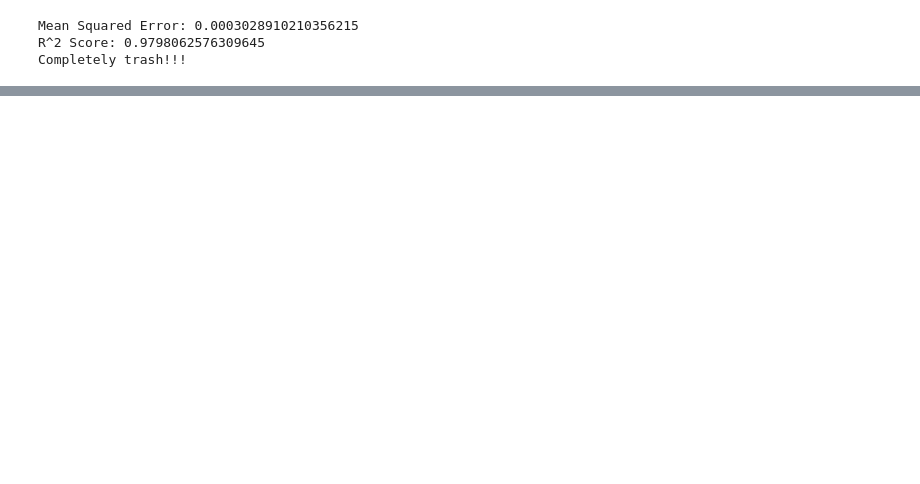
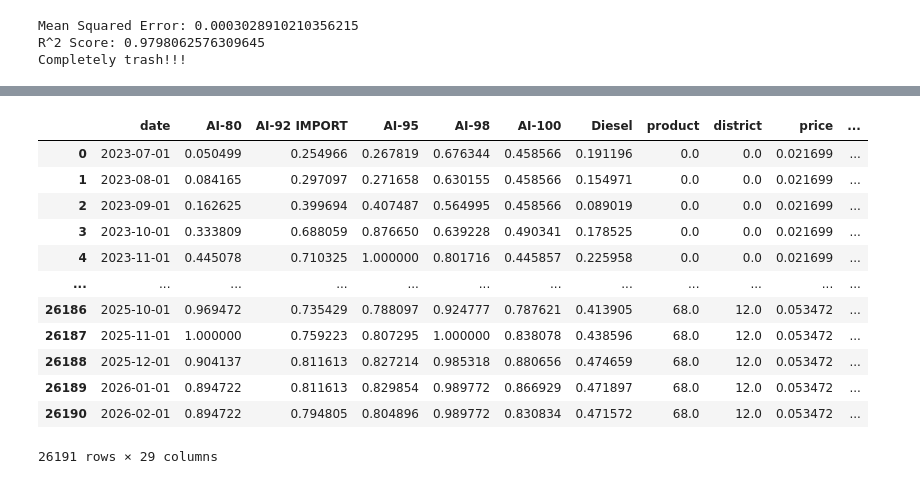
Before and after one commit to yusufjonc07/ML-learning, a Jupyter notebook: food_price/FoodTashkent.ipynb, the cells around one changed output, grey strips where cells are left out. Drawn from its saved outputs; the diff is of its cells as text; code cells hidden in the pictures; blank space fills up the shorter version.

```diff
--- a/food_price/FoodTashkent.ipynb
+++ b/food_price/FoodTashkent.ipynb
@@ -454,5 +453,5 @@ merged_df.head()
 # %%
-from utils.curr_scrap import download_cbu_exchange_rates
+from utils.currency import load_currency_rates
 
-for year in YEARS:
-    download_cbu_exchange_rates(year, "datasets/cbu")
+curr_monthly = load_currency_rates()   # 67 rows, one per month
+curr_monthly.tail()
@@ -458,0 +465,18 @@ for year in YEARS:
+# %%
+merged_df = pd.merge(merged_df, curr_monthly[['date', 'USD']], on="date", how="left")
+# %%
+merged_df
+# %% [output]
+|  | date | AI-80 | AI-92 IMPORT | AI-95 | AI-98 | AI-100 | Diesel | product | district | price | ... |
+| 0 | 2023-07-01 | 0.050499 | 0.254966 | 0.267819 | 0.676344 | 0.458566 | 0.191196 | 0.0 | 0.0 | 0.021699 | ... |
+| 1 | 2023-08-01 | 0.084165 | 0.297097 | 0.271658 | 0.630155 | 0.458566 | 0.154971 | 0.0 | 0.0 | 0.021699 | ... |
+| 2 | 2023-09-01 | 0.162625 | 0.399694 | 0.407487 | 0.564995 | 0.458566 | 0.089019 | 0.0 | 0.0 | 0.021699 | ... |
+| 3 | 2023-10-01 | 0.333809 | 0.688059 | 0.876650 | 0.639228 | 0.490341 | 0.178525 | 0.0 | 0.0 | 0.021699 | ... |
+| 4 | 2023-11-01 | 0.445078 | 0.710325 | 1.000000 | 0.801716 | 0.445857 | 0.225958 | 0.0 | 0.0 | 0.021699 | ... |
+| ... | ... | ... | ... | ... | ... | ... | ... | ... | ... | ... | ... |
+| 26186 | 2025-10-01 | 0.969472 | 0.735429 | 0.788097 | 0.924777 | 0.787621 | 0.413905 | 68.0 | 12.0 | 0.053472 | ... |
+| 26187 | 2025-11-01 | 1.000000 | 0.759223 | 0.807295 | 1.000000 | 0.838078 | 0.438596 | 68.0 | 12.0 | 0.053472 | ... |
+| 26188 | 2025-12-01 | 0.904137 | 0.811613 | 0.827214 | 0.985318 | 0.880656 | 0.474659 | 68.0 | 12.0 | 0.053472 | ... |
+| 26189 | 2026-01-01 | 0.894722 | 0.811613 | 0.829854 | 0.989772 | 0.866929 | 0.471897 | 68.0 | 12.0 | 0.053472 | ... |
+| 26190 | 2026-02-01 | 0.894722 | 0.794805 | 0.804896 | 0.989772 | 0.830834 | 0.471572 | 68.0 | 12.0 | 0.053472 | ... |
+26191 rows × 29 columns
```
Also changed, not shown: parts of 11 cells of this notebook, 26 other files.
